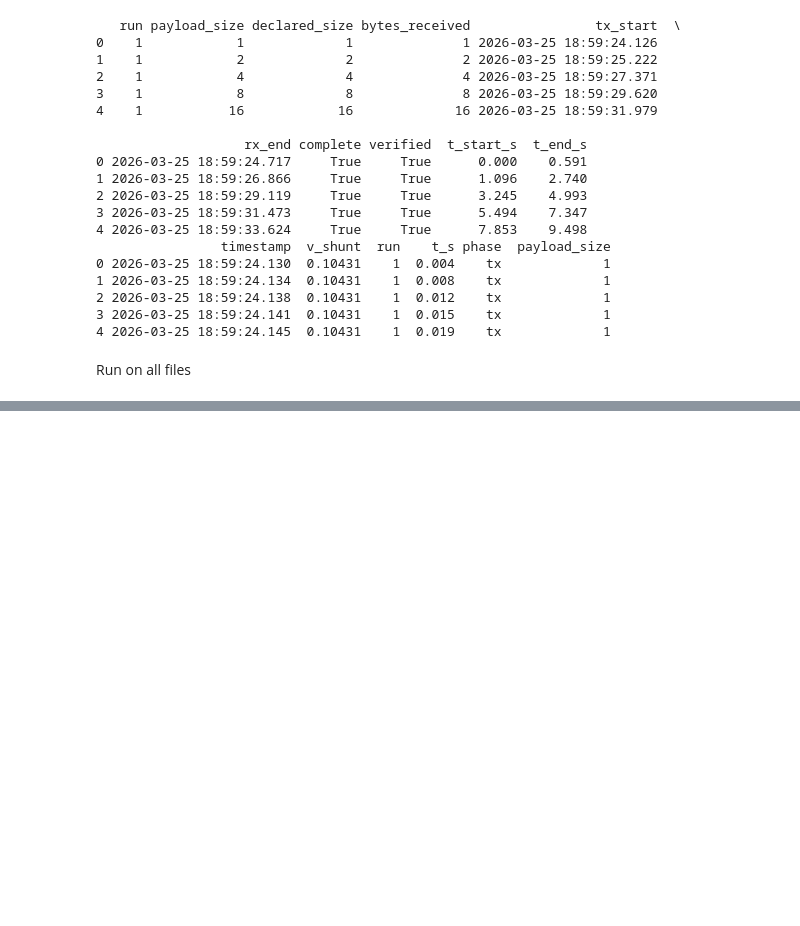
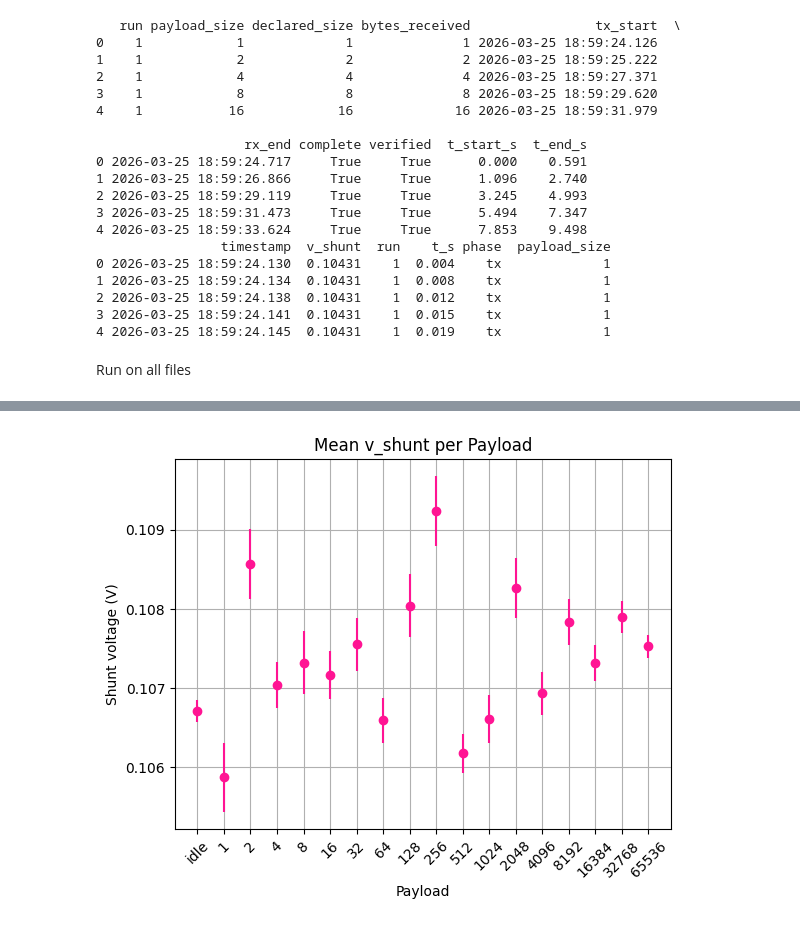
Before and after one commit to julianluca04/BTR, a Jupyter notebook: experiment/visualization.ipynb, the cells around one changed output, grey strips where cells are left out. Drawn from its saved outputs; the diff is of its cells as text; code cells hidden in the pictures; blank space fills up the shorter version.

```diff
--- a/experiment/visualization.ipynb
+++ b/experiment/visualization.ipynb
@@ -140,0 +227,17 @@ Plot some stuff
+# %%
+plt.errorbar(
+    summary["payload_label"],
+    summary["mean"],
+    yerr=summary["ci95"],
+    fmt='o',
+    color= 'deeppink'
+)
+
+plt.xlabel("Payload")
+plt.ylabel("Shunt voltage (V)")
+plt.title("Mean v_shunt per Payload")
+plt.xticks(rotation=45)
+plt.grid()
+plt.show()
+# %% [output]
+[figure, added]
```
Also changed, not shown: parts of 17 cells of this notebook.
